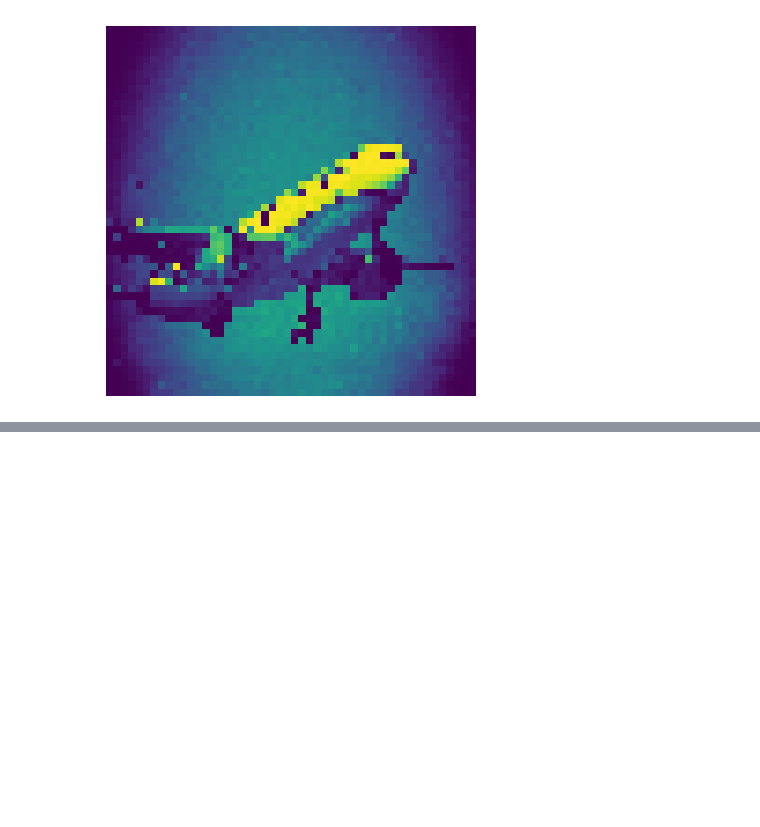
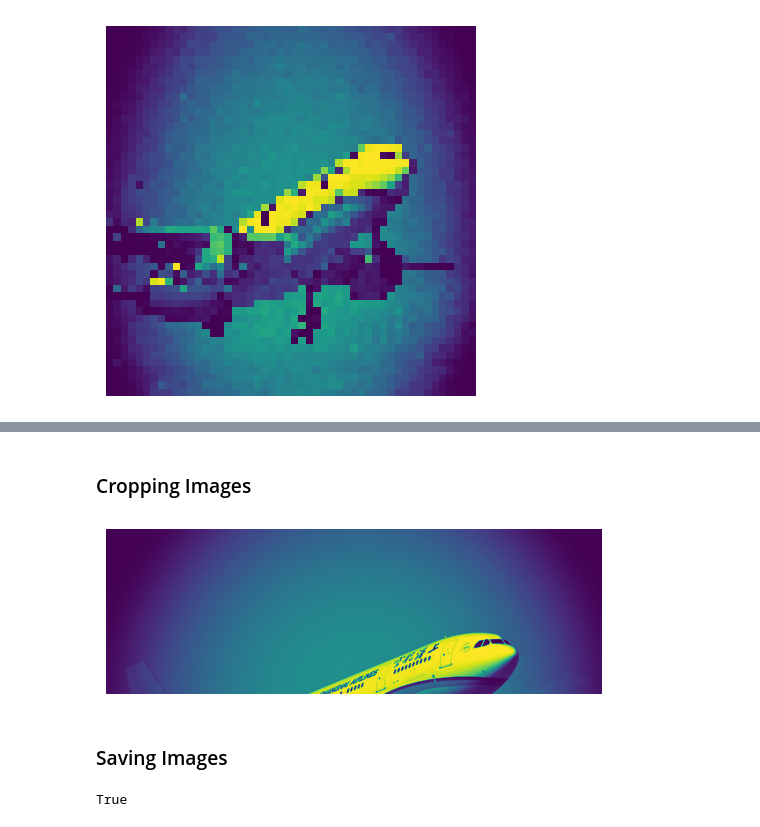
Before and after one commit to akinolu52/advanced-python, a Jupyter notebook: lecture8/lecture8.ipynb, the cells around one changed output, grey strips where cells are left out. Drawn from its saved outputs; the diff is of its cells as text; code cells hidden in the pictures; blank space fills up the shorter version.

```diff
--- a/lecture8/lecture8.ipynb
+++ b/lecture8/lecture8.ipynb
@@ -94,0 +95,14 @@ image_50x50.shape
+# %% [markdown]
+### Cropping Images
+# %%
+image_cropped = image[:int(rows / 2), :]
+plt.imshow(image_cropped), plt.axis('off')
+plt.show()
+# %% [output]
+[figure, added]
+# %% [markdown]
+### Saving Images
+# %%
+cv2.imwrite('./plane_50x50.png', image_50x50)
+# %% [output]
+True
```
Also changed, not shown: parts of 1 cell of this notebook, 6 other files.
